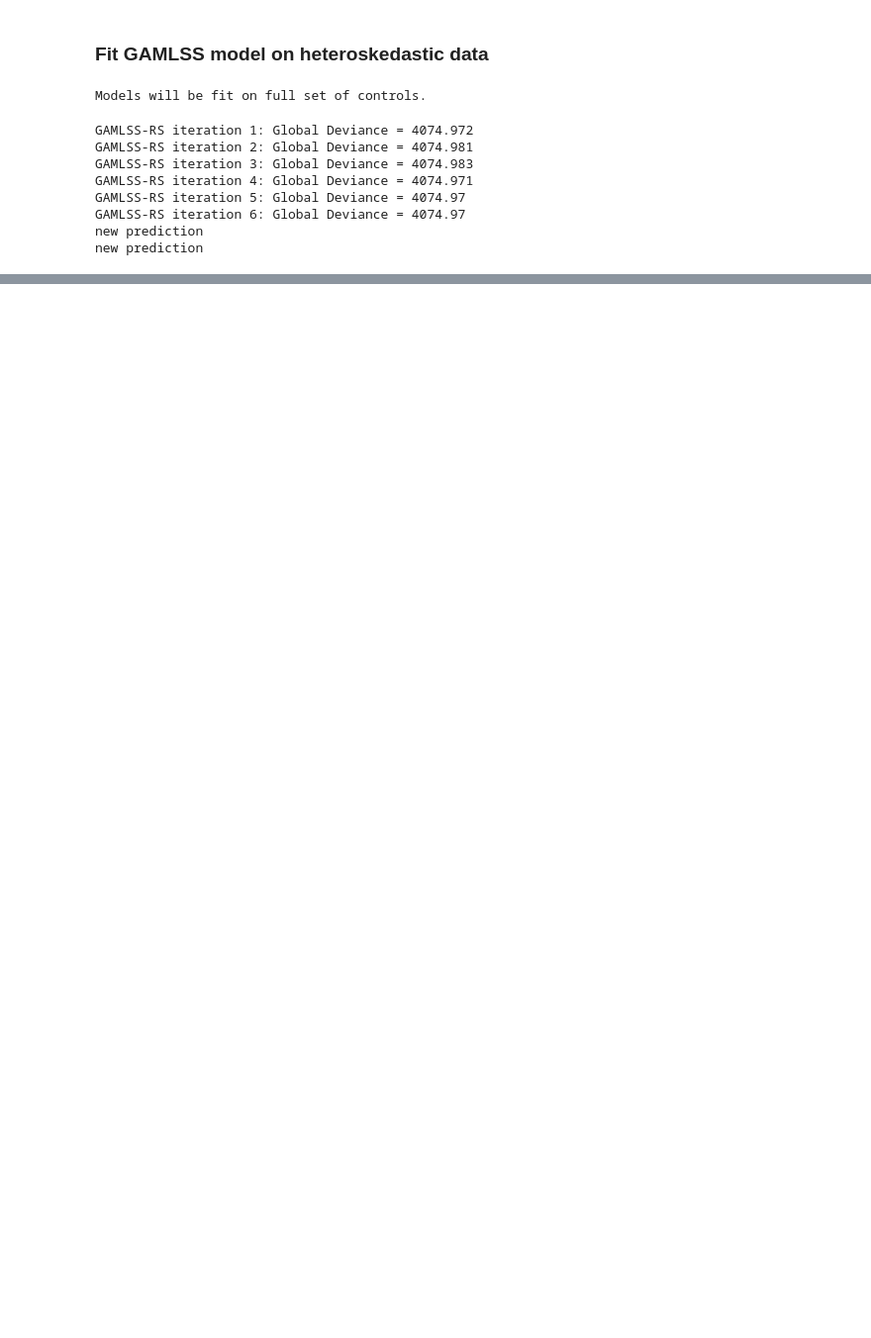
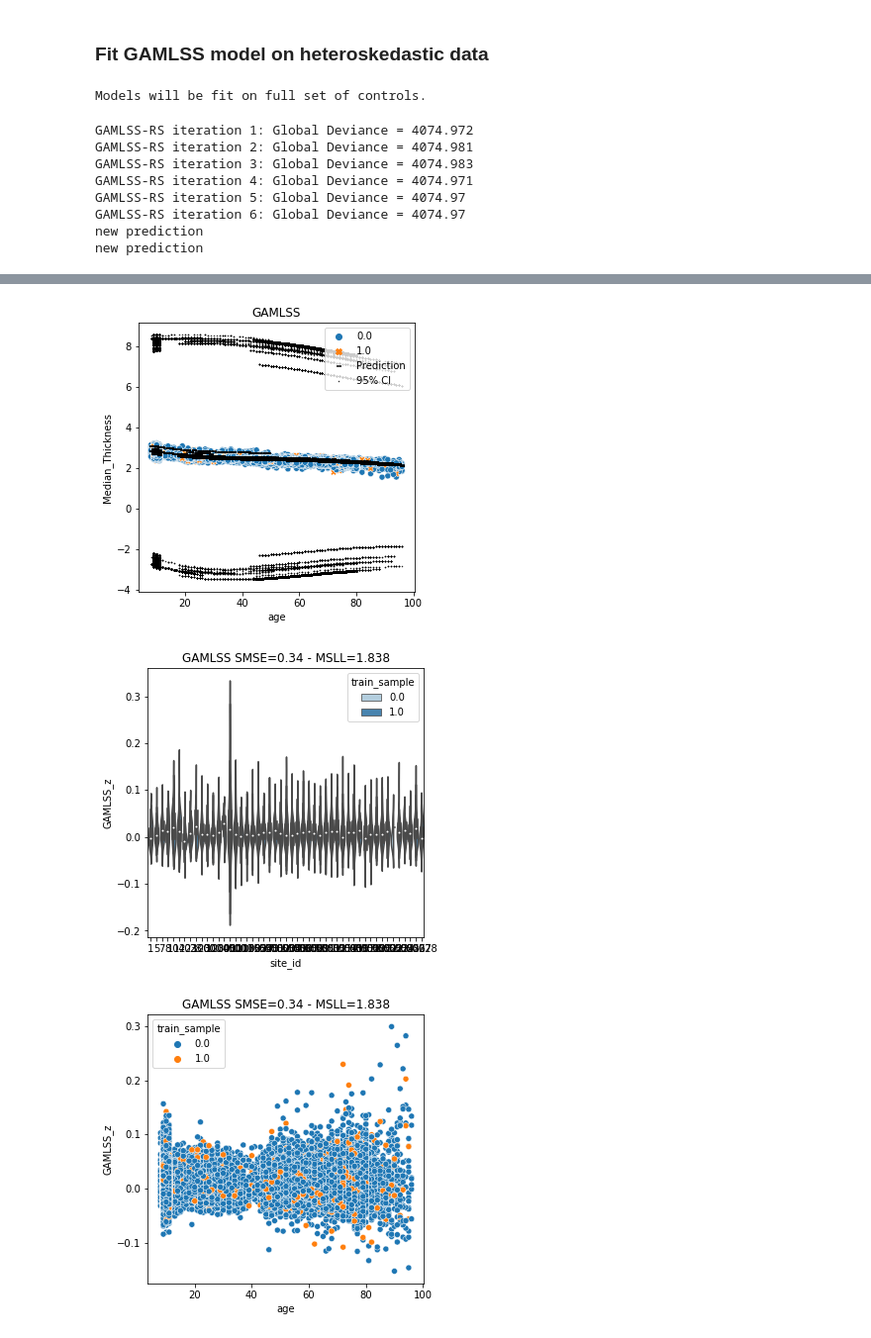
Before and after one commit to ppsp-team/PyNM, a Jupyter notebook: tutorials/4-complex_data.ipynb, the cells around one changed output, grey strips where cells are left out. Shown at 99% size. Cells and saved outputs as stored; diff of their text form; code cells hidden in the pictures; blank space fills up the shorter version.

```diff
--- a/tutorials/4-complex_data.ipynb
+++ b/tutorials/4-complex_data.ipynb
@@ -109,0 +146,9 @@ m_het.plot_z(confound='x')
+# %%
+m.plot()
+
+m.plot_z(confound='site_id')
+m.plot_z(confound='age')
+# %% [output]
+[figure, added]
+[figure, added]
+[figure, added]
```
Also changed, not shown: parts of 12 cells of this notebook.
